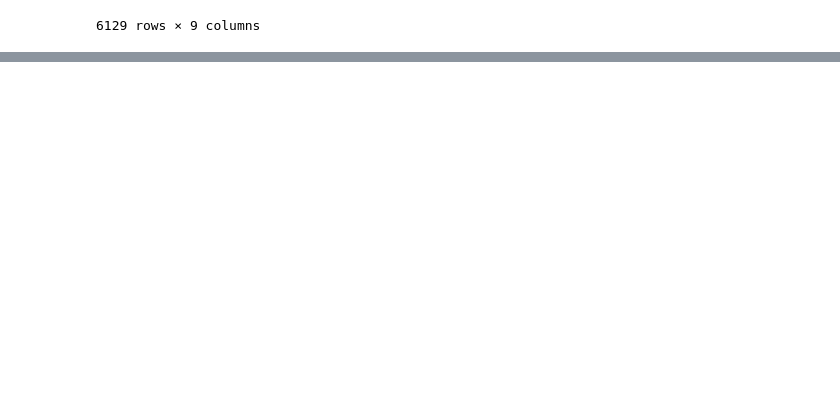
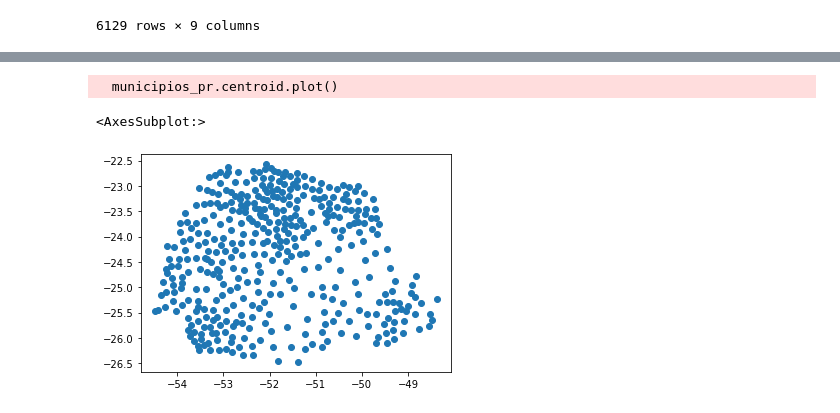
Before and after one commit to wasp-lahis/geopandas-s, a Jupyter notebook: Geopandas-Intro.ipynb, the cells around one changed output, grey strips where cells are left out. Drawn from its saved outputs; the diff is of its cells as text; code cells hidden in the pictures; blank space fills up the shorter version.

```diff
--- a/Geopandas-Intro.ipynb
+++ b/Geopandas-Intro.ipynb
@@ -196,0 +205,7 @@ data
+# %%
+# get actual foder path + data file path and read file
+path = os.getcwd() + '/dados/municipios.shp'
+municipios = gpd.read_file(path)
+
+path_aeroportos = os.getcwd() + '/dados/aeroportos.shp'
+aeroportos = gpd.read_file(path_aeroportos)
@@ -196,0 +228,4 @@ data
+# %%
+# filtra por UF, retornando todas as linhas que são relativas ao Paraná
+municipios_pr = municipios[municipios['uf'] == 'PR']
+municipios_pr
@@ -196,0 +263,7 @@ data
+# %%
+# plot dos centroids de todos dos municipios do Paraná
+municipios_pr.centroid.plot()
+# %% [output]
+  municipios_pr.centroid.plot()
+<AxesSubplot:>
+[figure, added]
```
Also changed, not shown: parts of 19 cells of this notebook, 1 other file.
